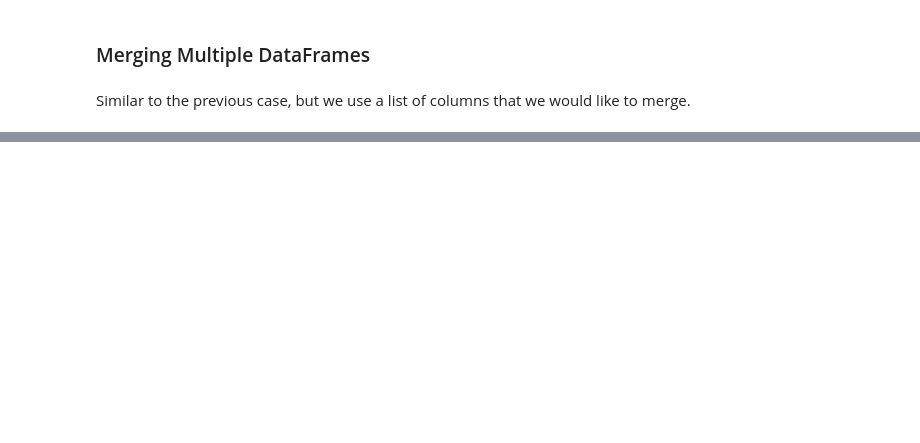
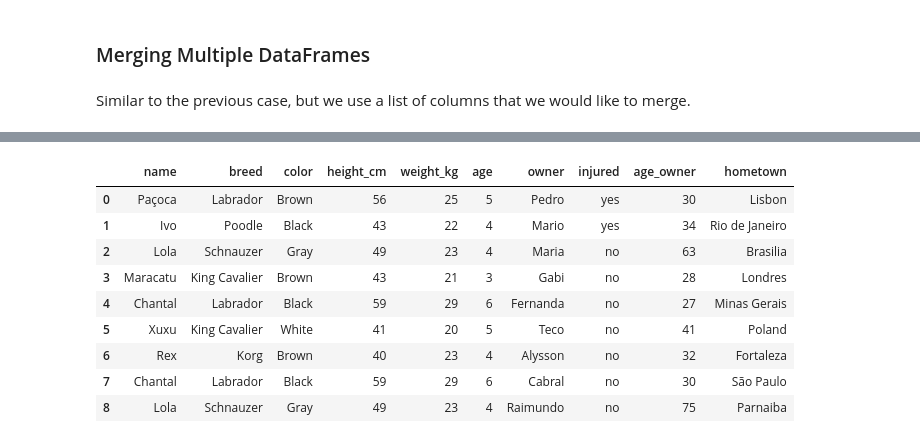
Before and after one commit to araujogab/Pandas-in-Python, a Jupyter notebook: 6. Joining Data.ipynb, the cells around one changed output, grey strips where cells are left out. Saved outputs shown, nothing was run; the diff lists cells and outputs as text; code cells hidden in the pictures; blank space fills up the shorter version.

```diff
--- a/6. Joining Data.ipynb
+++ b/6. Joining Data.ipynb
@@ -82,0 +107,14 @@ data = data_1.merge(data_3, on=list)\
+# %%
+data_right = data_1.merge(data_3, on="name", how = "right")
+data_right
+# %% [output]
+|  | name | breed | color | height_cm | weight_kg | age | owner | injured | age_owner | hometown |
+| 0 | Paçoca | Labrador | Brown | 56 | 25 | 5 | Pedro | yes | 30 | Lisbon |
+| 1 | Ivo | Poodle | Black | 43 | 22 | 4 | Mario | yes | 34 | Rio de Janeiro |
+| 2 | Lola | Schnauzer | Gray | 49 | 23 | 4 | Maria | no | 63 | Brasilia |
+| 3 | Maracatu | King Cavalier | Brown | 43 | 21 | 3 | Gabi | no | 28 | Londres |
+| 4 | Chantal | Labrador | Black | 59 | 29 | 6 | Fernanda | no | 27 | Minas Gerais |
+| 5 | Xuxu | King Cavalier | White | 41 | 20 | 5 | Teco | no | 41 | Poland |
+| 6 | Rex | Korg | Brown | 40 | 23 | 4 | Alysson | no | 32 | Fortaleza |
+| 7 | Chantal | Labrador | Black | 59 | 29 | 6 | Cabral | no | 30 | São Paulo |
+| 8 | Lola | Schnauzer | Gray | 49 | 23 | 4 | Raimundo | no | 75 | Parnaiba |
```
Also changed, not shown: parts of 13 cells of this notebook, 1 other file.
